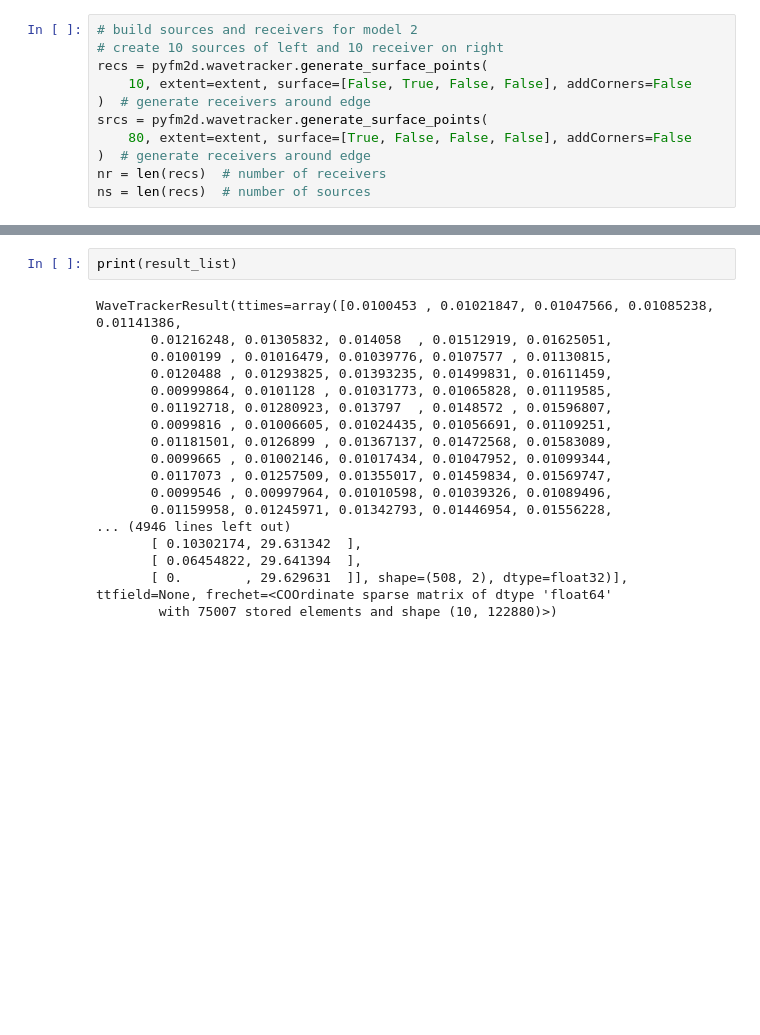
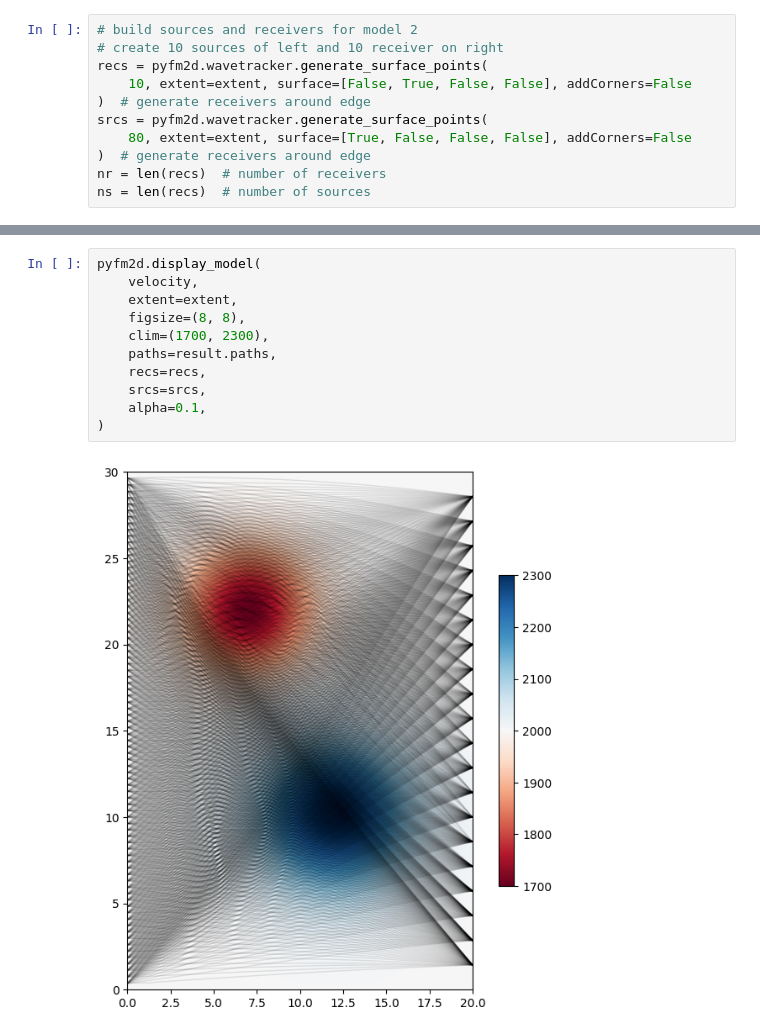
Before and after one commit to inlab-geo/pyfm2d, a Jupyter notebook: examples/FMM_demo_borehole_parallel.ipynb, the cells around one changed output, grey strips where cells are left out. Drawn from its saved outputs; the diff is of its cells as text; blank space fills up the shorter version.

```diff
--- a/examples/FMM_demo_borehole_parallel.ipynb
+++ b/examples/FMM_demo_borehole_parallel.ipynb
@@ -128,20 +130,13 @@ wall time: 2.51525616645813
-# %%
-print(result_list)
-# %% [output]
-WaveTrackerResult(ttimes=array([0.0100453 , 0.01021847, 0.01047566, 0.01085238, 0.01141386,
-       0.01216248, 0.01305832, 0.014058  , 0.01512919, 0.01625051,
-       0.0100199 , 0.01016479, 0.01039776, 0.0107577 , 0.01130815,
-       0.0120488 , 0.01293825, 0.01393235, 0.01499831, 0.01611459,
-       0.00999864, 0.0101128 , 0.01031773, 0.01065828, 0.01119585,
-       0.01192718, 0.01280923, 0.013797  , 0.0148572 , 0.01596807,
-       0.0099816 , 0.01006605, 0.01024435, 0.01056691, 0.01109251,
-       0.01181501, 0.0126899 , 0.01367137, 0.01472568, 0.01583089,
-       0.0099665 , 0.01002146, 0.01017434, 0.01047952, 0.01099344,
-       0.0117073 , 0.01257509, 0.01355017, 0.01459834, 0.01569747,
-       0.0099546 , 0.00997964, 0.01010598, 0.01039326, 0.01089496,
-       0.01159958, 0.01245971, 0.01342793, 0.01446954, 0.01556228,
-... (4946 lines left out)
-       [ 0.10302174, 29.631342  ],
-       [ 0.06454822, 29.641394  ],
-       [ 0.        , 29.629631  ]], shape=(508, 2), dtype=float32)], ttfield=None, frechet=<COOrdinate sparse matrix of dtype 'float64'
-        with 75007 stored elements and shape (10, 122880)>)
+# %%
+pyfm2d.display_model(
+    velocity,
+    extent=extent,
+    figsize=(8, 8),
+    clim=(1700, 2300),
+    paths=result.paths,
+    recs=recs,
+    srcs=srcs,
+    alpha=0.1,
+)
+# %% [output]
+[figure, added]
```
Also changed, not shown: parts of 4 cells of this notebook.
